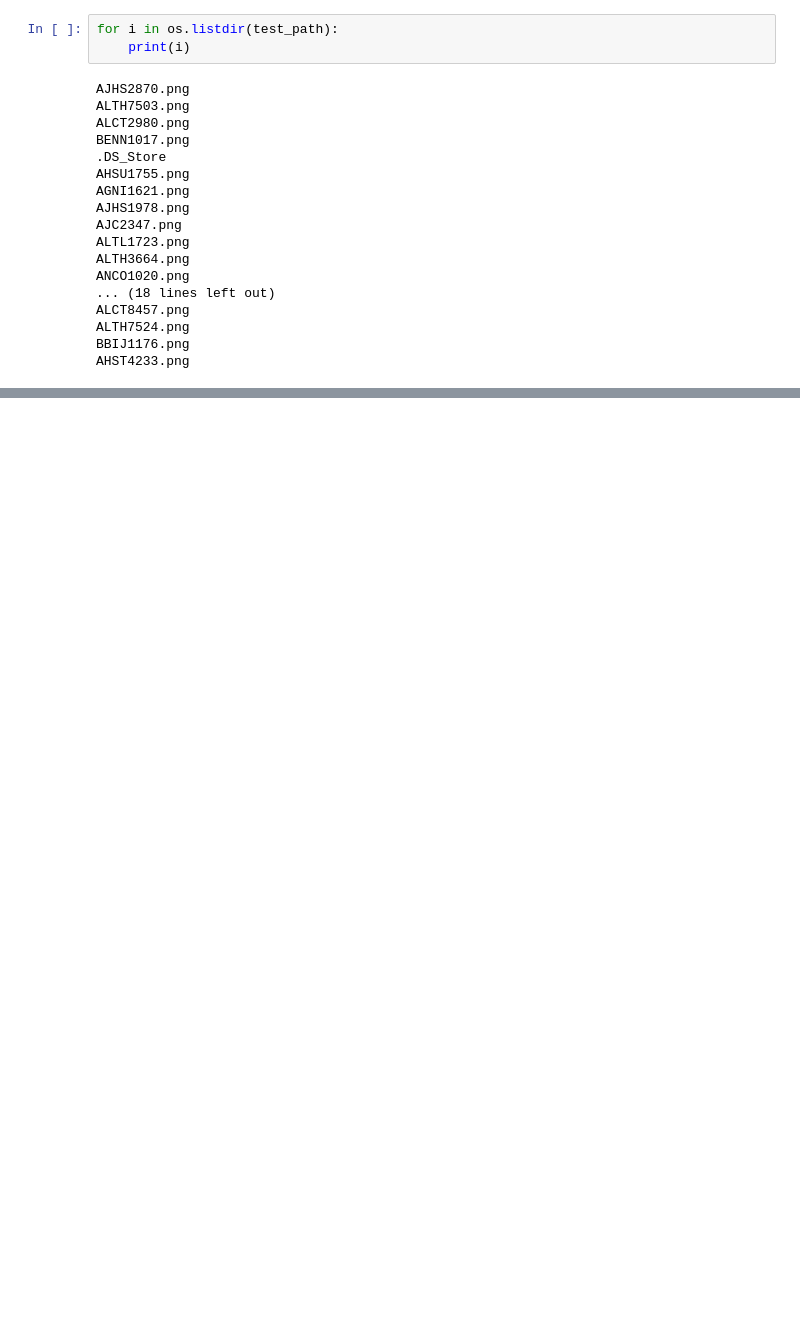
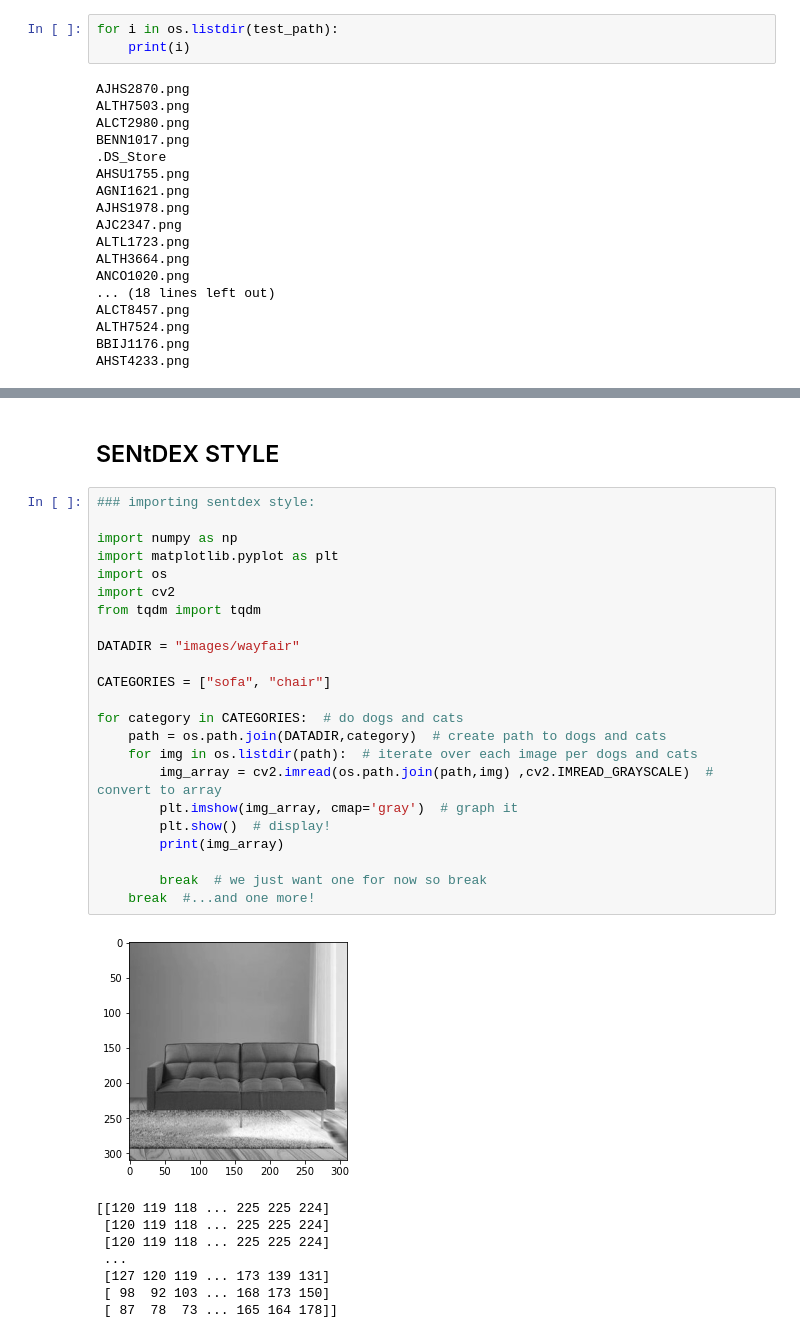
Before and after one commit to baharbiazar/image_search_engine, a Jupyter notebook: data_prep.ipynb, the cells around one changed output, grey strips where cells are left out. Cells and saved outputs as stored; diff of their text form; blank space fills up the shorter version.

```diff
--- a/data_prep.ipynb
+++ b/data_prep.ipynb
@@ -166,0 +191,34 @@ AHST4233.png
+# %% [markdown]
+## SENtDEX STYLE
+# %%
+### importing sentdex style:
+
+import numpy as np
+import matplotlib.pyplot as plt
+import os
+import cv2
+from tqdm import tqdm
+
+DATADIR = "images/wayfair"
+
+CATEGORIES = ["sofa", "chair"]
+
+for category in CATEGORIES:  # do dogs and cats
+    path = os.path.join(DATADIR,category)  # create path to dogs and cats
+    for img in os.listdir(path):  # iterate over each image per dogs and cats
+        img_array = cv2.imread(os.path.join(path,img) ,cv2.IMREAD_GRAYSCALE)  # convert to array
+        plt.imshow(img_array, cmap='gray')  # graph it
+        plt.show()  # display!
+        print(img_array)
+
+        break  # we just want one for now so break
+    break  #...and one more!
+# %% [output]
+[figure, added]
+[[120 119 118 ... 225 225 224]
+ [120 119 118 ... 225 225 224]
+ [120 119 118 ... 225 225 224]
+ ...
+ [127 120 119 ... 173 139 131]
+ [ 98  92 103 ... 168 173 150]
+ [ 87  78  73 ... 165 164 178]]
```
Also changed, not shown: parts of 15 cells of this notebook, 4 other files.
